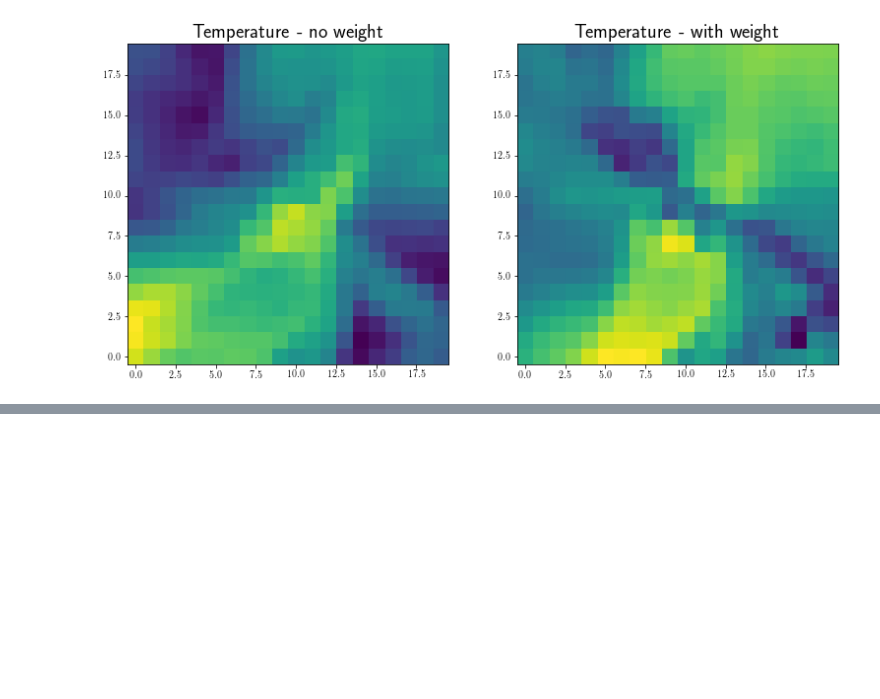
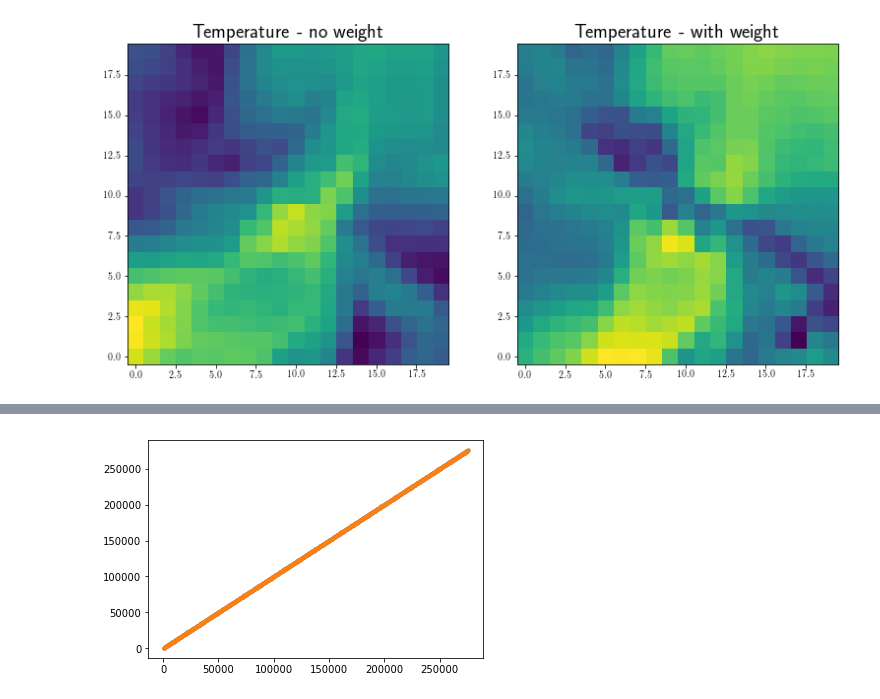
Before and after one commit to laurennc/BmoreCGM, a Jupyter notebook: Formatting Emission Plots.ipynb, the cells around one changed output, grey strips where cells are left out. Saved outputs shown, nothing was run; the diff lists cells and outputs as text; code cells hidden in the pictures; blank space fills up the shorter version.

```diff
--- a/Formatting Emission Plots.ipynb
+++ b/Formatting Emission Plots.ipynb
@@ -404,0 +416,24 @@ plt.show()
+# %%
+hden_file = '/Users/dalek/repos/BmoreCGM/frbs/frb'+index+base+RD+'_hden_Emission_'+line+'_'+resolution+'.cpkl'
+temp_file = '/Users/dalek/repos/BmoreCGM/frbs/frb'+index+base+RD+'_temp_Emission_'+line+'_'+resolution+'.cpkl'
+emis_file = '/Users/dalek/repos/BmoreCGM/frbs/frb'+index+base+RD+'_Emission_'+line+'_'+resolution+'.cpkl'
+
+hden = cPickle.load(open(hden_file,'rb'))
+temp = cPickle.load(open(temp_file,'rb'))
+emis = cPickle.load(open(emis_file,'rb'))
+emis = emis/(1.+redshift)**4.0
+
+hden,temp,emis = np.log10(hden.flat),np.log10(temp.flat),np.log10(emis.flat)
+hist, xedges, yedges  = np.histogram2d(hden,temp,range=[[-6,1],[3.5, 6.5]],bins=120)
+
+id1 = np.argwhere(np.isnan(hden))
+id2 = np.argwhere(np.isnan(temp))
+
+hden = np.delete(hden, id1)
+temp = np.delete(temp, id2)
+emis = np.delete(emis, id1)
+
+idN = np.where(emis < 1.)[0]
+idP = np.where((emis >= 1.) & (emis < 2.))[0]
+idB = np.where((emis >= 2.) & (emis < 3.))[0]
+idG = np.where((emis >= 3.))[0]
@@ -404,0 +510,5 @@ plt.show()
+# %%
+plt.plot(id1,id2,'.')
+plt.show()
+# %% [output]
+[figure, added]
```
Also changed, not shown: parts of 6 cells of this notebook.
